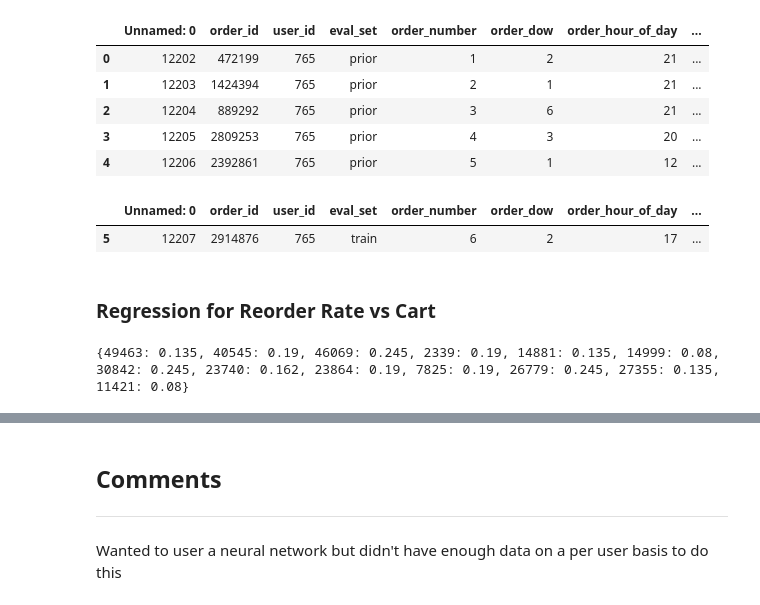
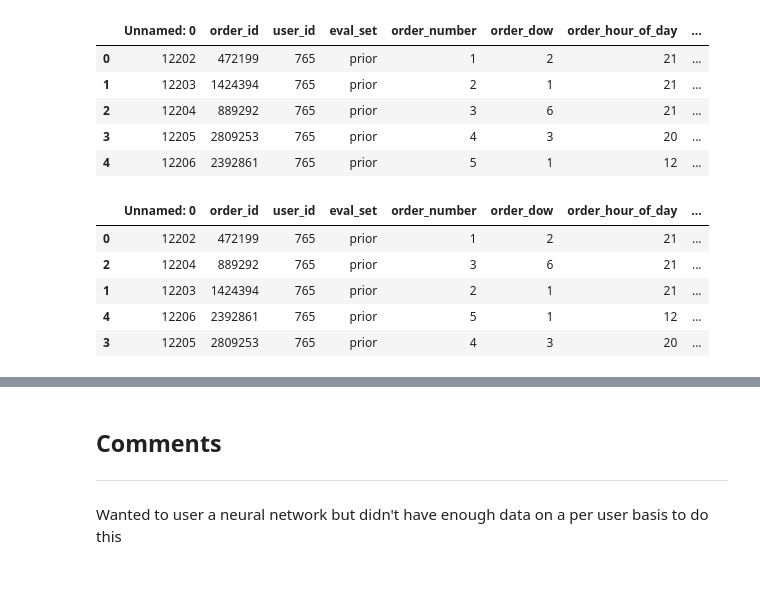
Before and after one commit to 1carew1/instacart_investigation, a Jupyter notebook: Assignment_2_Classification.ipynb, the cells around one changed output, grey strips where cells are left out. Saved outputs shown, nothing was run; the diff lists cells and outputs as text; code cells hidden in the pictures.

```diff
--- a/Assignment_2_Classification.ipynb
+++ b/Assignment_2_Classification.ipynb
@@ -326,9 +329,13 @@ This user 765 has  6  orders
 # %%
 max_order_number = specific_user_order_df.order_number.max()
 next_user_order = specific_user_order_df.query("order_number == " + str(max_order_number))
-train_user_orders = specific_user_order_df.query("order_number < " + str(max_order_number))
-next_user_order.head()
+train_user_orders = specific_user_order_df.query("order_number < " + str(max_order_number)).sort_values("order_id", ascending=True)
+train_user_orders.head()
 # %% [output]
 |  | Unnamed: 0 | order_id | user_id | eval_set | order_number | order_dow | order_hour_of_day | ... |
-| 5 | 12207 | 2914876 | 765 | train | 6 | 2 | 17 | ... |
+| 0 | 12202 | 472199 | 765 | prior | 1 | 2 | 21 | ... |
+| 2 | 12204 | 889292 | 765 | prior | 3 | 6 | 21 | ... |
+| 1 | 12203 | 1424394 | 765 | prior | 2 | 1 | 21 | ... |
+| 4 | 12206 | 2392861 | 765 | prior | 5 | 1 | 12 | ... |
+| 3 | 12205 | 2809253 | 765 | prior | 4 | 3 | 20 | ... |
 # %%
@@ -336,8 +342,0 @@ train_user_orders_prod = train_user_orders.merge(orders_products, on="order_id")
-# %% [markdown]
-### Regression for Reorder Rate vs Cart
-# %%
-products_reoder_rate_dict = obtain_redorder_rate_per_product_on_cart_position(train_user_orders_prod)
-product_reorder_rate = products_reoder_rate_mean(products_reoder_rate_dict)
-print(product_reorder_rate)
-# %% [output]
-{49463: 0.135, 40545: 0.19, 46069: 0.245, 2339: 0.19, 14881: 0.135, 14999: 0.08, 30842: 0.245, 23740: 0.162, 23864: 0.19, 7825: 0.19, 26779: 0.245, 27355: 0.135, 11421: 0.08}
```
Also changed, not shown: parts of 10 cells of this notebook.
